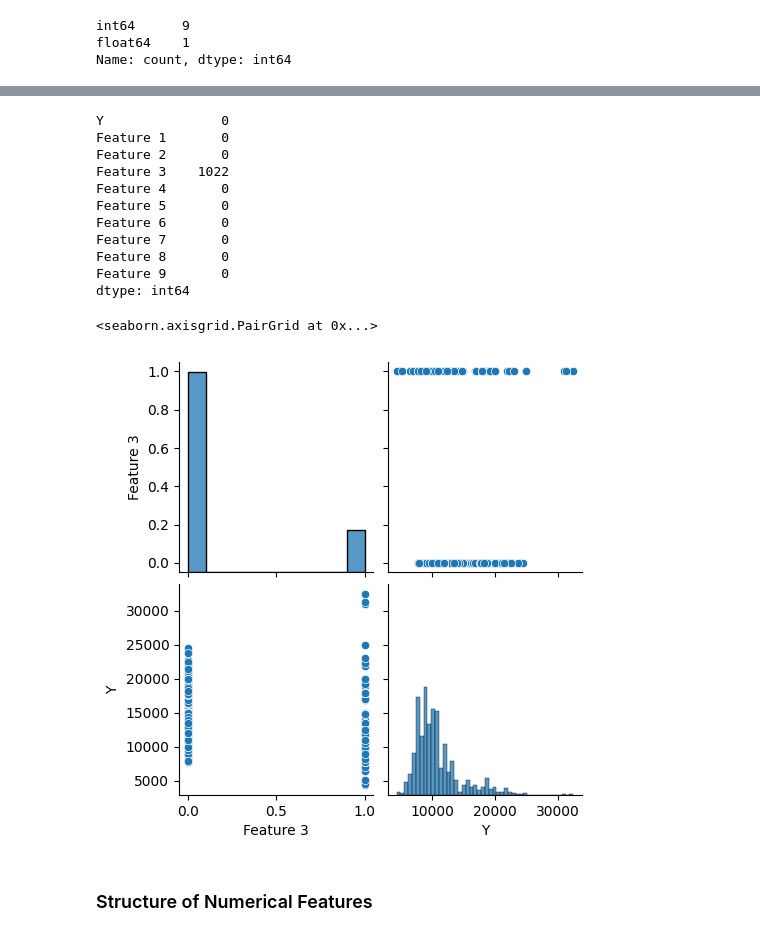
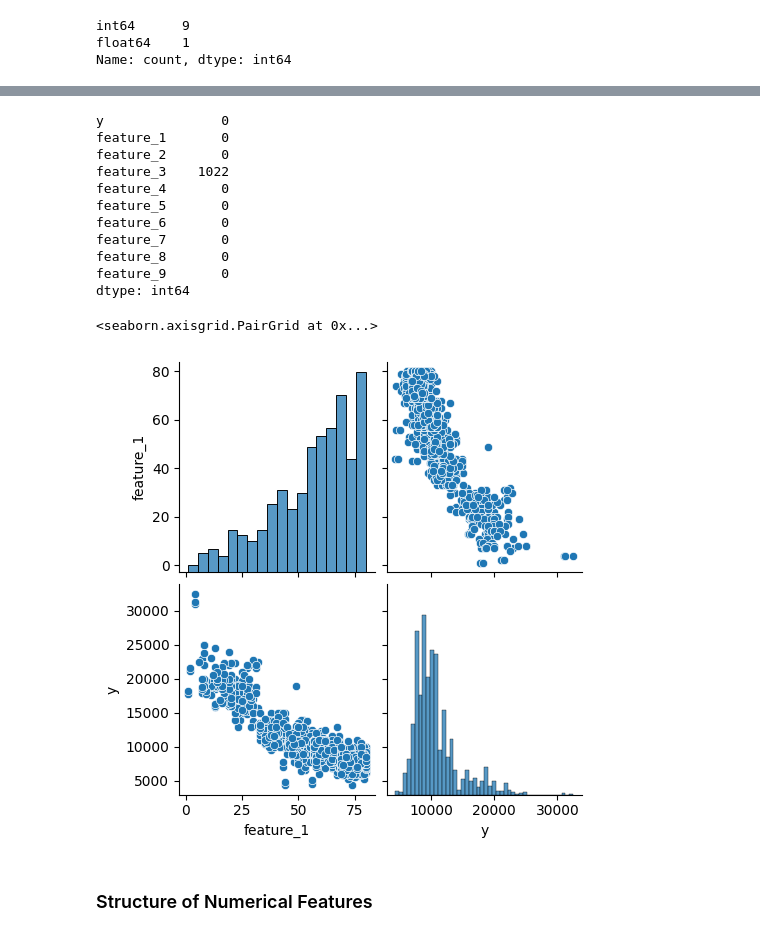
Before and after one commit to majarall/EDA-Azure-Pipeline, a Jupyter notebook: Task1.ipynb, the cells around one changed output, grey strips where cells are left out. Saved outputs shown, nothing was run; the diff lists cells and outputs as text; code cells hidden in the pictures.

```diff
--- a/Task1.ipynb
+++ b/Task1.ipynb
@@ -19,9 +34,3 @@ import seaborn as sns
 
 Relavant features so far:
 - Feature 1, Feature 2, Feature 7-9
-# %%
-usecols=["Feature1","Feature2","Feature3", "Y"]
-delimiter = ";"
-df = pd.read_csv("./data.csv", header=0, sep=delimiter)
-
-df.head(-1)
@@ -112,22 +214,22 @@ df["Feature 5"].value_counts().plot.pie()
 # %%
 df.isna().sum()
 # %% [output]
-Y               0
-Feature 1       0
-Feature 2       0
-Feature 3    1022
-Feature 4       0
-Feature 5       0
-Feature 6       0
-Feature 7       0
-Feature 8       0
-Feature 9       0
+y               0
+feature_1       0
+feature_2       0
+feature_3    1022
+feature_4       0
+feature_5       0
+feature_6       0
+feature_7       0
+feature_8       0
+feature_9       0
 dtype: int64
 # %%
-sns.pairplot(df[["Feature 3", "Y"]])
+sns.pairplot(df[["feature_1", "y"]])
 # %% [output]
 <seaborn.axisgrid.PairGrid at 0x...>
-[figure, old version]
+[figure, new version]
 # %% [markdown]
 ### Structure of Numerical Features
 # %%
```
Also changed, not shown: parts of 32 cells of this notebook.
